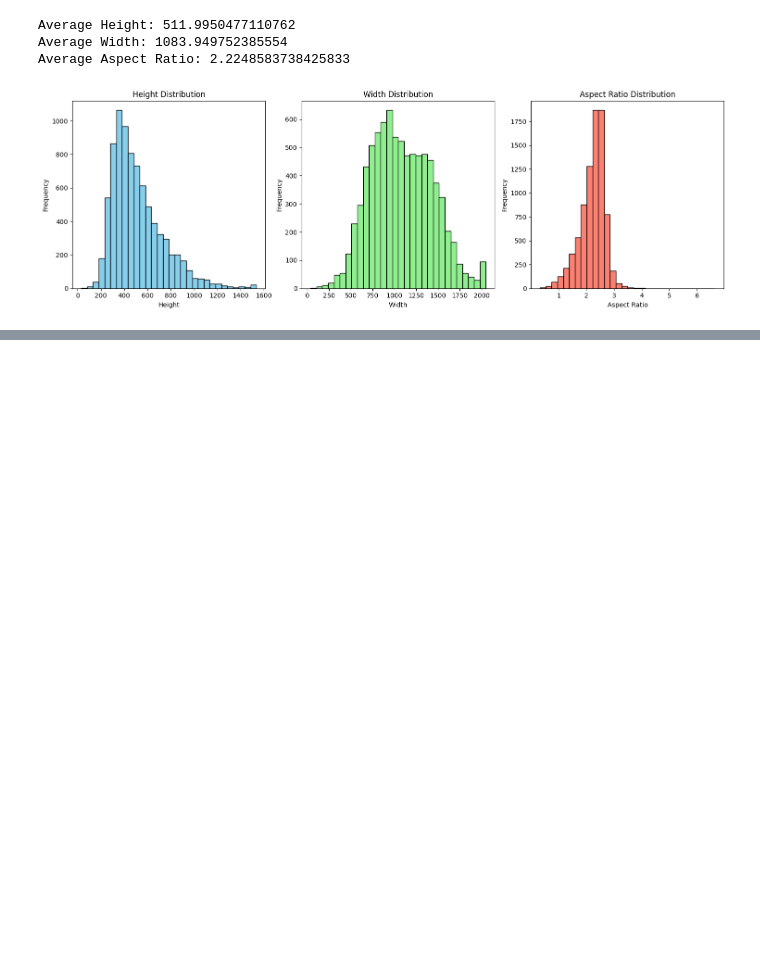
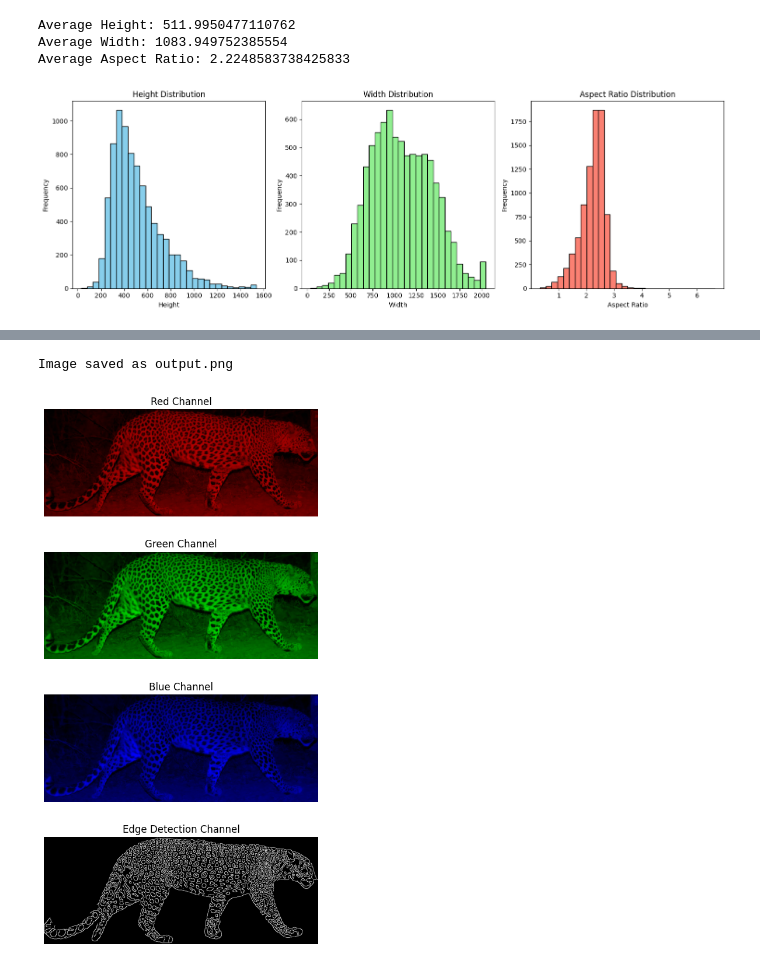
Before and after one commit to acse-dc1823/spotID, a Jupyter notebook: leopard_id/scripts_preprocessing/EDA.ipynb, the cells around one changed output, grey strips where cells are left out. Drawn from its saved outputs; the diff is of its cells as text; code cells hidden in the pictures; blank space fills up the shorter version.

```diff
--- a/leopard_id/scripts_preprocessing/EDA.ipynb
+++ b/leopard_id/scripts_preprocessing/EDA.ipynb
@@ -165,0 +276,8 @@ Average Aspect Ratio: 2.2248583738425833
+# %%
+binary_path = "../data/train_binary_output/BGL03_right/0_0_BG-07B-2019-02-12_21-32-42.jpg"
+rgb_path = "../data/train_dataset/BGL03_right/0_0_BG-07B-2019-02-12_21-32-42.jpg"
+
+display_channels(rgb_path, binary_path)
+# %% [output]
+Image saved as output.png
+[figure, added]
```
Also changed, not shown: parts of 5 cells of this notebook.
